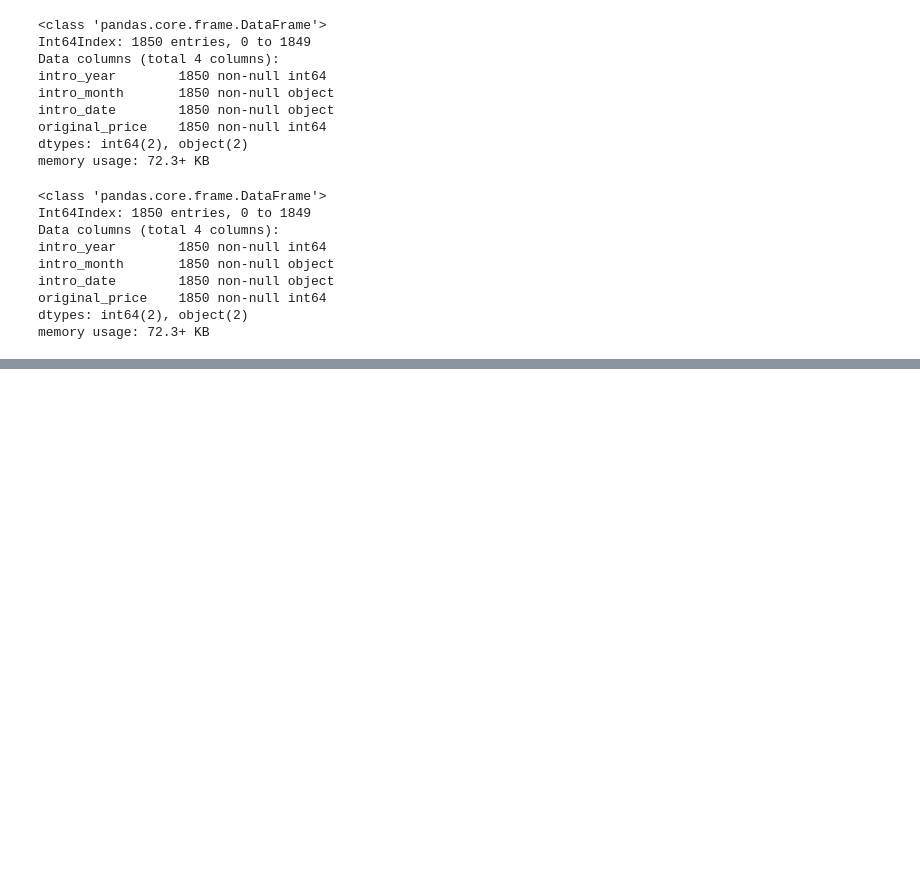
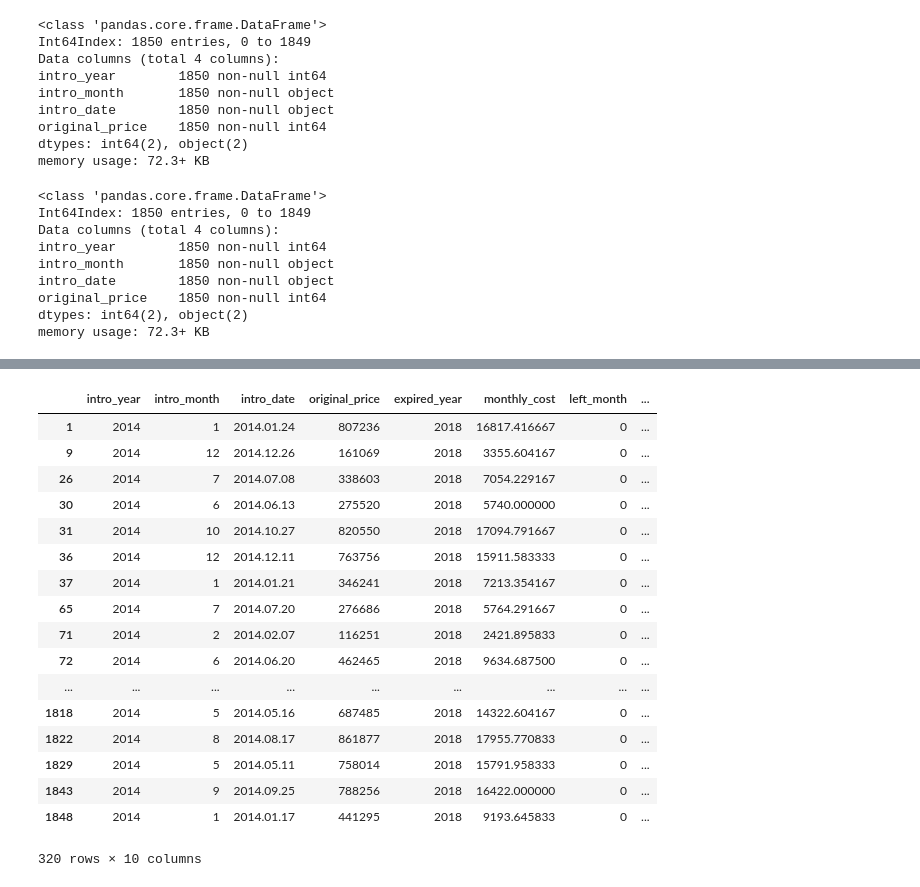
Before and after one commit to joonable/playground, a Jupyter notebook: depreciation_cost/depreciation_cost.ipynb, the cells around one changed output, grey strips where cells are left out. Cells and saved outputs as stored; diff of their text form; code cells hidden in the pictures; blank space fills up the shorter version.

```diff
--- a/depreciation_cost/depreciation_cost.ipynb
+++ b/depreciation_cost/depreciation_cost.ipynb
@@ -249,0 +246,21 @@ df_depre.head()
+# %%
+df_depre.loc[(df_depre['expired_year'] == 2018), :]
+# %% [output]
+|  | intro_year | intro_month | intro_date | original_price | expired_year | monthly_cost | left_month | ... |
+| 1 | 2014 | 1 | 2014.01.24 | 807236 | 2018 | 16817.416667 | 0 | ... |
+| 9 | 2014 | 12 | 2014.12.26 | 161069 | 2018 | 3355.604167 | 0 | ... |
+| 26 | 2014 | 7 | 2014.07.08 | 338603 | 2018 | 7054.229167 | 0 | ... |
+| 30 | 2014 | 6 | 2014.06.13 | 275520 | 2018 | 5740.000000 | 0 | ... |
+| 31 | 2014 | 10 | 2014.10.27 | 820550 | 2018 | 17094.791667 | 0 | ... |
+| 36 | 2014 | 12 | 2014.12.11 | 763756 | 2018 | 15911.583333 | 0 | ... |
+| 37 | 2014 | 1 | 2014.01.21 | 346241 | 2018 | 7213.354167 | 0 | ... |
+| 65 | 2014 | 7 | 2014.07.20 | 276686 | 2018 | 5764.291667 | 0 | ... |
+| 71 | 2014 | 2 | 2014.02.07 | 116251 | 2018 | 2421.895833 | 0 | ... |
+| 72 | 2014 | 6 | 2014.06.20 | 462465 | 2018 | 9634.687500 | 0 | ... |
+| ... | ... | ... | ... | ... | ... | ... | ... | ... |
+| 1818 | 2014 | 5 | 2014.05.16 | 687485 | 2018 | 14322.604167 | 0 | ... |
+| 1822 | 2014 | 8 | 2014.08.17 | 861877 | 2018 | 17955.770833 | 0 | ... |
+| 1829 | 2014 | 5 | 2014.05.11 | 758014 | 2018 | 15791.958333 | 0 | ... |
+| 1843 | 2014 | 9 | 2014.09.25 | 788256 | 2018 | 16422.000000 | 0 | ... |
+| 1848 | 2014 | 1 | 2014.01.17 | 441295 | 2018 | 9193.645833 | 0 | ... |
+320 rows × 10 columns
```
Also changed, not shown: parts of 18 cells of this notebook.
